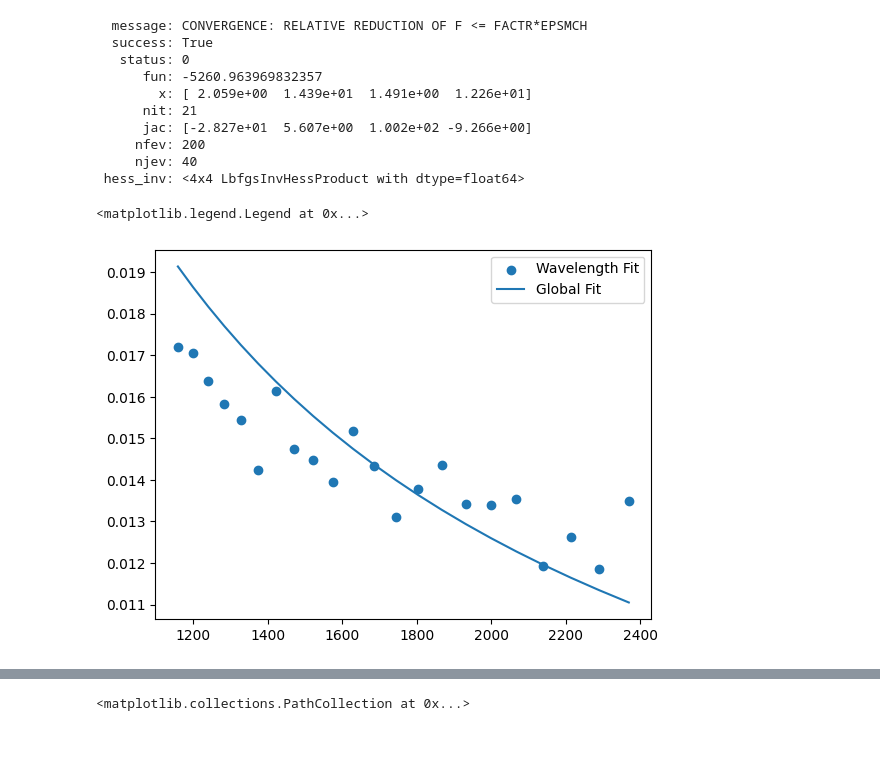
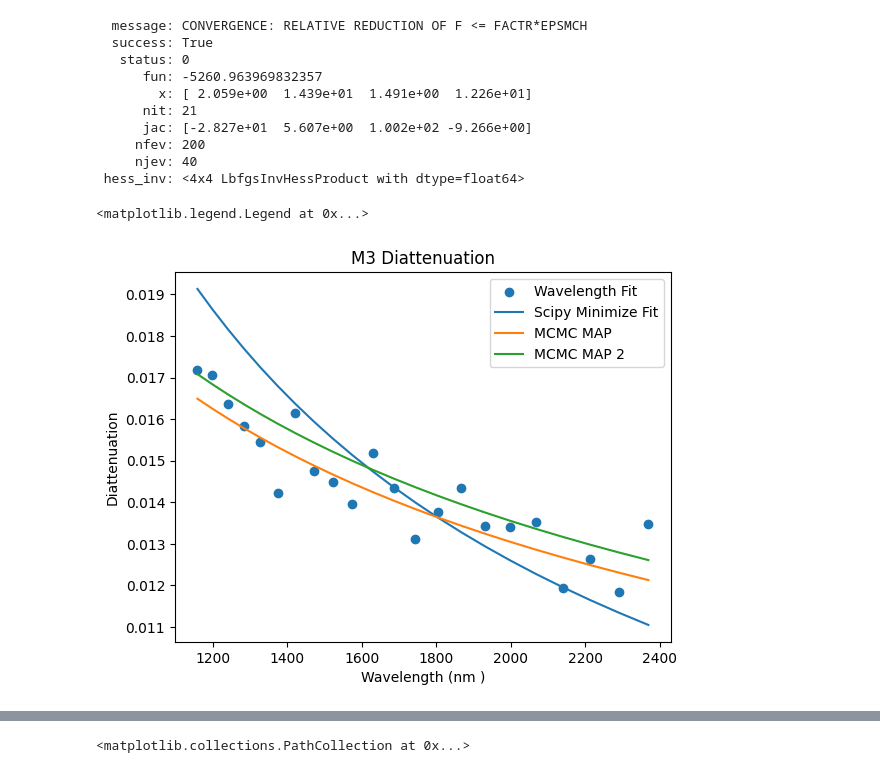
Before and after one commit to UCSB-Exoplanet-Polarimetry-Lab/pyPolCal, a Jupyter notebook: pyPolCal/tutorial_notebooks/CHARIS_fitting_tutorial/5_fit_on_sky_data_globally.ipynb, the cells around one changed output, grey strips where cells are left out. Cells and saved outputs as stored; diff of their text form; code cells hidden in the pictures; blank space fills up the shorter version.

Commit message:
MCMC and tutorial notebook stuff.

```diff
--- a/pyPolCal/tutorial_notebooks/CHARIS_fitting_tutorial/5_fit_on_sky_data_globally.ipynb
+++ b/pyPolCal/tutorial_notebooks/CHARIS_fitting_tutorial/5_fit_on_sky_data_globally.ipynb
@@ -152,13 +152,18 @@ print(result_min)
 # %%
 # Plotting against wavelength fits
 from pyPolCal.csv_tools import model_data
 import matplotlib.pyplot as plt
 from pyMuellerMat.physical_models.charis_physical_models import * # Joost 't Hart M3 Model
 dir = 'wavelength_fit_results_on_sky'
 df = model_data(dir)
 plt.scatter(wavelength_bins, df['M3_epsilon'], label='Wavelength Fit')
-plt.plot(wavelength_bins, M3_diattenuation(wavelength_bins, m1=2.059, b1=14.39, m2=1.491, b2=12.26), label='Global Fit')
+plt.plot(wavelength_bins, M3_diattenuation(wavelength_bins, m1=2.059, b1=14.39, m2=1.491, b2=12.26), label='Scipy Minimize Fit')
+plt.plot(wavelength_bins, M3_diattenuation(wavelength_bins, m1=2.01, b1=10.04, m2=0.86, b2=8.67), label='MCMC MAP')
+plt.plot(wavelength_bins, M3_diattenuation(wavelength_bins, m1=5.1, b1=27.12, m2=0.85, b2=8.58), label='MCMC MAP 2')
+plt.xlabel("Wavelength (nm )")
+plt.ylabel("Diattenuation")
+plt.title("M3 Diattenuation")
 plt.legend()
 # %% [output]
 <matplotlib.legend.Legend at 0x...>
-[figure, old version]
+[figure, new version]
```
Also changed, not shown: parts of 1 cell of this notebook, 10 other files.
